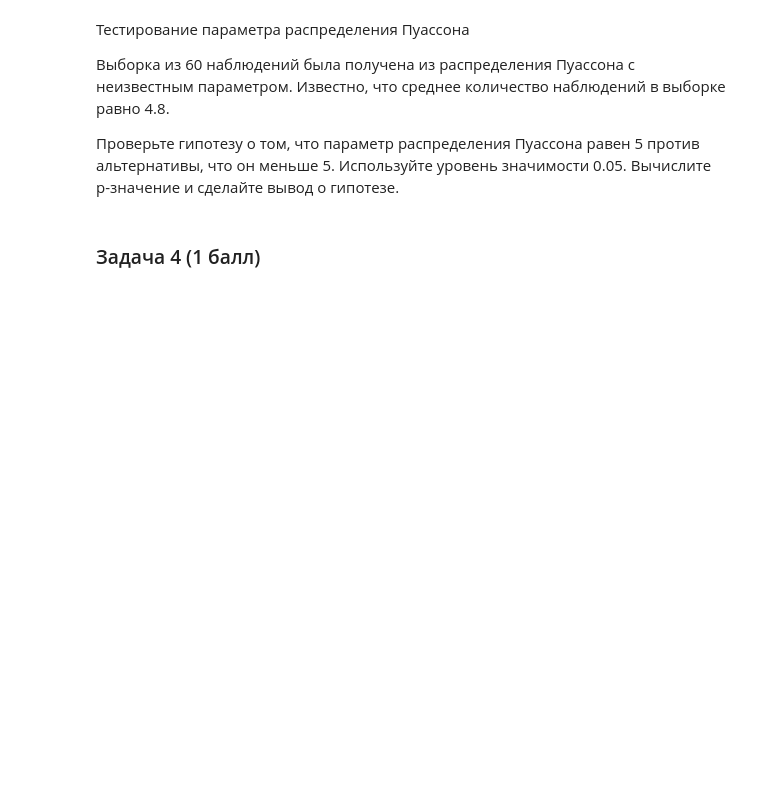
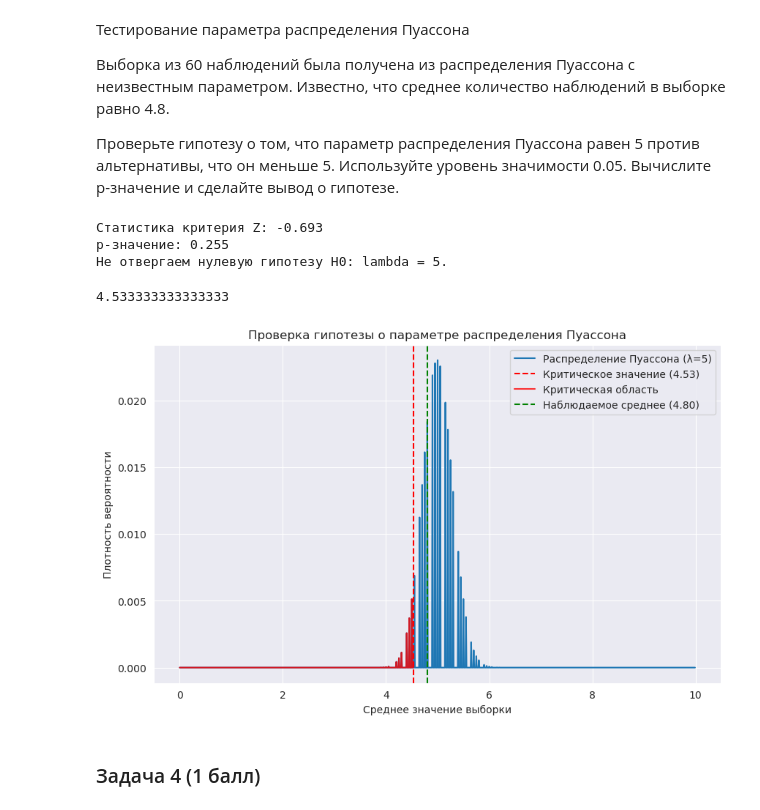
Before and after one commit to NTG-TPL/itmo_mathstat, a Jupyter notebook: 4 - Parametric tests/ITMO_MathStat_HW_3.ipynb, the cells around one changed output. Cells and saved outputs as stored; diff of their text form; code cells hidden in the pictures; blank space fills up the shorter version.

```diff
--- a/4 - Parametric tests/ITMO_MathStat_HW_3.ipynb
+++ b/4 - Parametric tests/ITMO_MathStat_HW_3.ipynb
@@ -30,6 +152,52 @@
 
 Проверьте гипотезу о том, что параметр распределения Пуассона равен 5 против альтернативы, что он меньше 5. Используйте уровень значимости 0.05.
 Вычислите p-значение и сделайте вывод о гипотезе.
+# %%
+n = 60
+mean_observed = 4.8
+lambda_hypothesis = 5
+alpha = 0.05
+
+Z = (mean_observed - lambda_hypothesis) / np.sqrt(lambda_hypothesis / n)
+
+p_value = stats.poisson.cdf(mean_observed * n, lambda_hypothesis * n)
+
+print(f"Статистика критерия Z: {Z:.3f}")
+print(f"p-значение: {p_value:.3f}")
+
+if p_value < alpha:
+    print("Отвергаем нулевую гипотезу H0: lambda = 5.")
+else:
+    print("Не отвергаем нулевую гипотезу H0: lambda = 5.")
+# %% [output]
+Статистика критерия Z: -0.693
+p-значение: 0.255
+Не отвергаем нулевую гипотезу H0: lambda = 5.
+# %%
+critical_value = stats.poisson.ppf(alpha, lambda_hypothesis * n) / n
+critical_value
+# %% [output]
+4.533333333333333
+# %%
+x = np.arange(0, 10, 0.01)
+y = stats.poisson.pmf(x * n, lambda_hypothesis * n)
+
+plt.figure(figsize=(10, 6))
+plt.plot(x, y, label='Распределение Пуассона (λ=5)')
+
+
+plt.axvline(critical_value, color='red', linestyle='--', label=f'Критическое значение ({critical_value:.2f})')
+plt.plot(x[x < critical_value], y[x < critical_value], color='red', alpha=0.8, label='Критическая область')
+plt.axvline(mean_observed, color='green', linestyle='--', label=f'Наблюдаемое среднее ({mean_observed:.2f})')
+
+plt.title('Проверка гипотезы о параметре распределения Пуассона')
+plt.xlabel('Среднее значение выборки')
+plt.ylabel('Плотность вероятности')
+plt.legend()
+plt.grid(True)
+plt.show()
+# %% [output]
+[figure, added]
 # %% [markdown]
 ### Задача 4 (1 балл)
 # %% [markdown]
```
Also changed, not shown: parts of 31 cells of this notebook.
